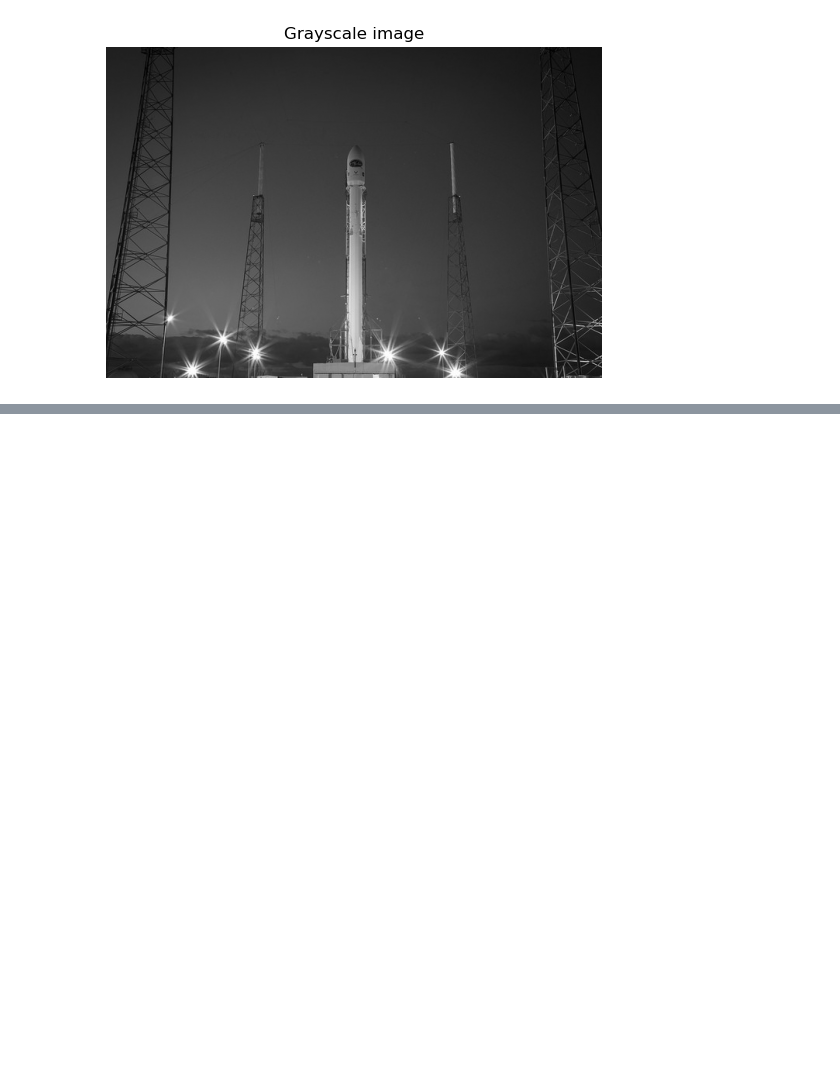
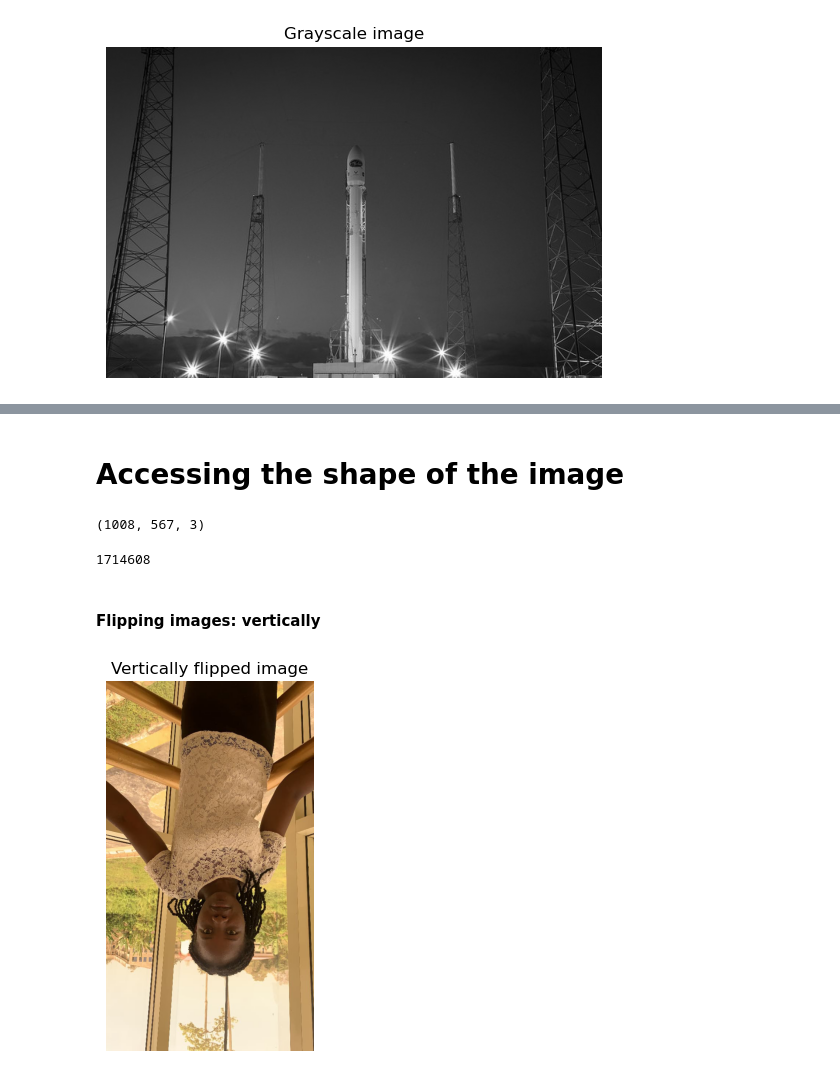
Before and after one commit to FelicityTech/AI-Engineering, a Jupyter notebook: Image-Processing-in-Python/indroduction-processing-with-scikit.ipynb, the cells around one changed output, grey strips where cells are left out. Cells and saved outputs as stored; diff of their text form; code cells hidden in the pictures; blank space fills up the shorter version.

```diff
--- a/Image-Processing-in-Python/indroduction-processing-with-scikit.ipynb
+++ b/Image-Processing-in-Python/indroduction-processing-with-scikit.ipynb
@@ -72,0 +142,20 @@ show_image(gray_scaled_rocket, 'Grayscale image')
+# %% [markdown]
+# Accessing the shape of the image
+# %%
+dorcas.shape
+# %% [output]
+(1008, 567, 3)
+# %%
+# Accessing the size of the image
+dorcas.size
+# %% [output]
+1714608
+# %% [markdown]
+#### Flipping images: vertically
+# %%
+# Flip the image in up direction
+import numpy as np
+vertically_flipped = np.flip(dorcas, axis=0)
+show_image(vertically_flipped, title='Vertically flipped image')
+# %% [output]
+[figure, added]
```
Also changed, not shown: parts of 36 cells of this notebook, 4 other files.
